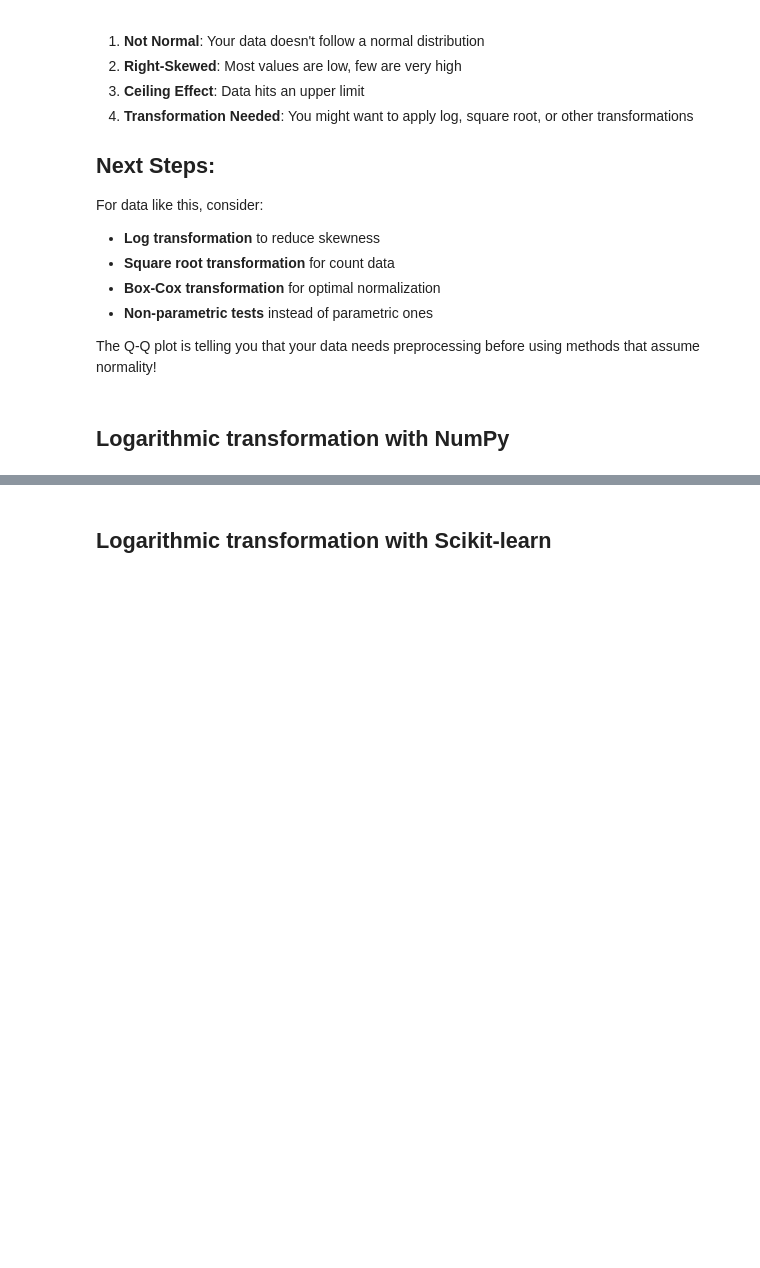
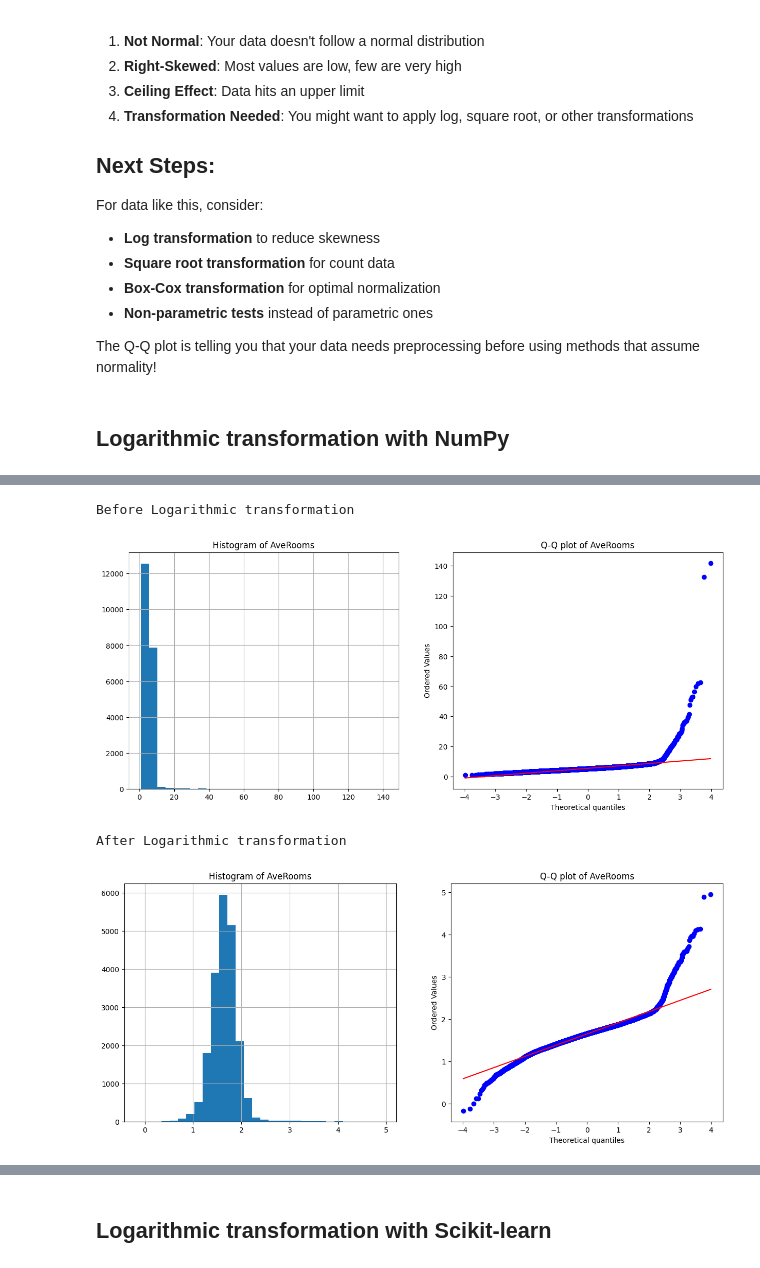
Before and after one commit to carloshgalvan95/Ciencia_Analitica_Datos, a Jupyter notebook: Modules/03_module/Transforming Numerical Variables/Transformation.ipynb, the cells around one changed output, grey strips where cells are left out. Cells and saved outputs as stored; diff of their text form; code cells hidden in the pictures; blank space fills up the shorter version.

```diff
--- a/Modules/03_module/Transforming Numerical Variables/Transformation.ipynb
+++ b/Modules/03_module/Transforming Numerical Variables/Transformation.ipynb
@@ -186,0 +203,10 @@ diagnostic_plots(X_tf, "Population")
+# %%
+print("Before Logarithmic transformation")
+diagnostic_plots(X, "AveRooms")
+print("After Logarithmic transformation")
+diagnostic_plots(X_tf, "AveRooms")
+# %% [output]
+Before Logarithmic transformation
+[figure, added]
+After Logarithmic transformation
+[figure, added]
```
Also changed, not shown: parts of 27 cells of this notebook.
